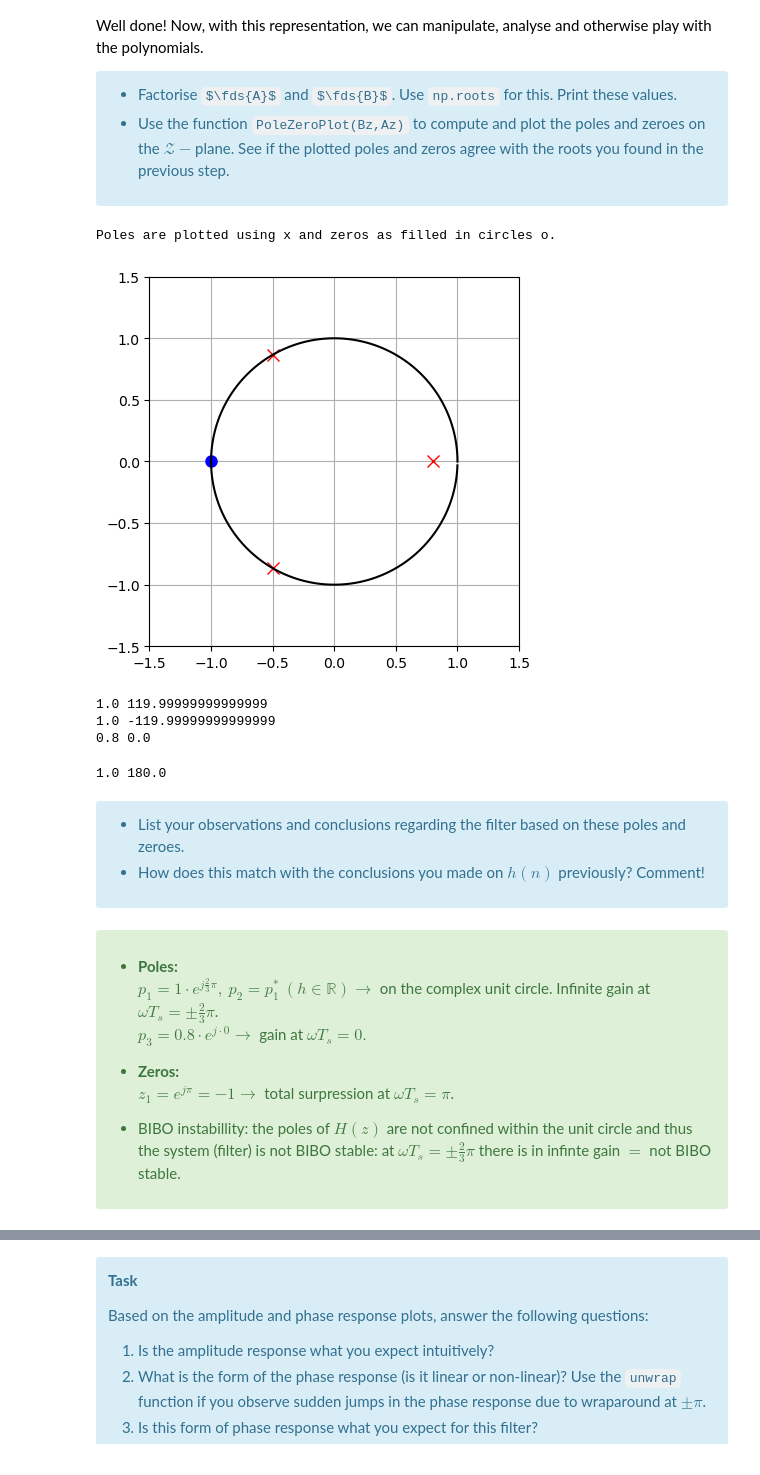
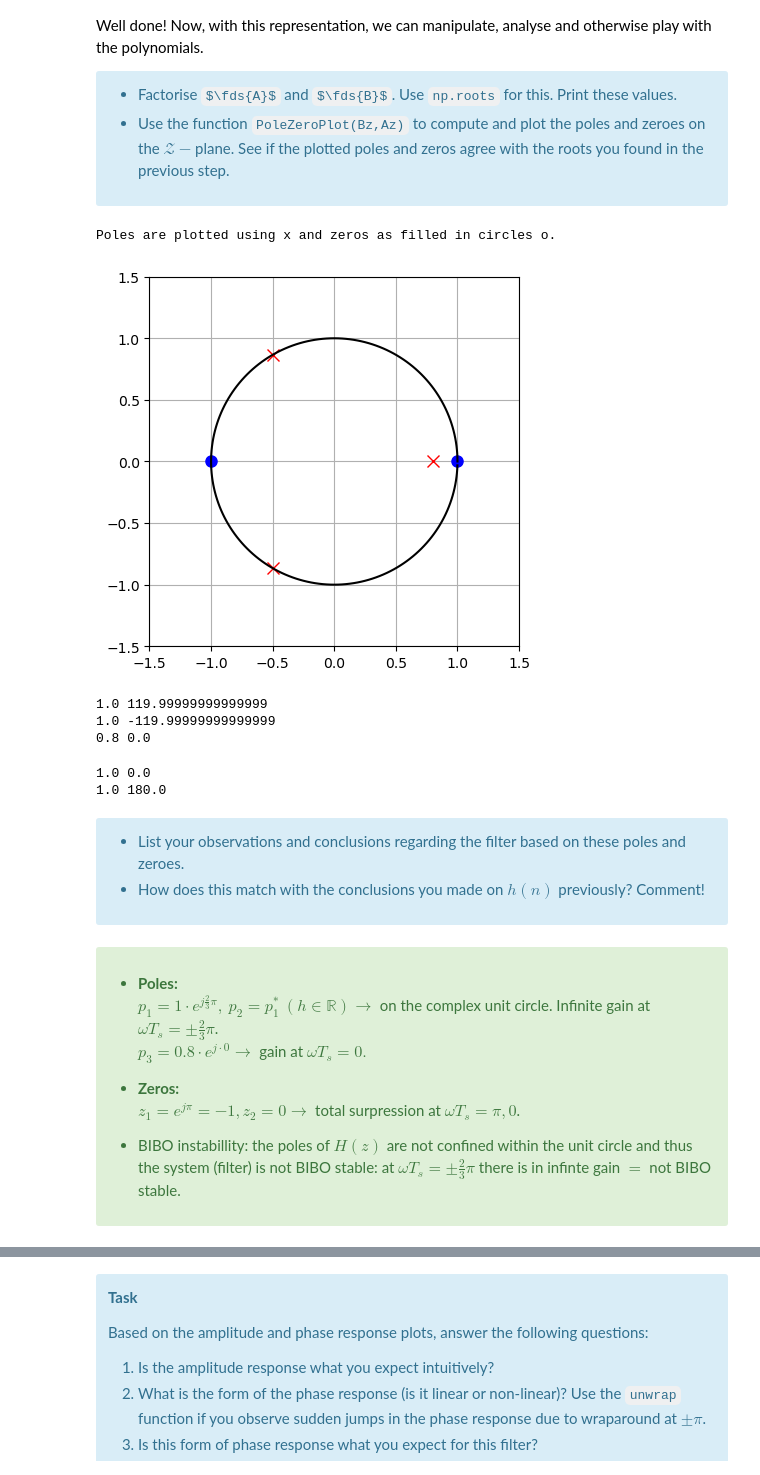
Before and after one commit to mrcocolinho/MSPS-Assignments, a Jupyter notebook: Notebooks/Assignment 3/ex03.ipynb, the cells around one changed output, grey strips where cells are left out. Cells and saved outputs as stored; diff of their text form; code cells hidden in the pictures; some formulas as TeX source.

```diff
--- a/Notebooks/Assignment 3/ex03.ipynb
+++ b/Notebooks/Assignment 3/ex03.ipynb
@@ -178,14 +182,14 @@ Well done! Now, with this representation, we can manipulate, analyse and otherwi
 # %%
 # Write your code for the pole-zero representation here
 Az = [1, 0.2, 0.2, -0.8]
-Bz = [0.5, 0.5]
+Bz = [0.5, 0, -0.5]
 
 
 # Make the pole-zero plot.
 PoleZeroPlot(Bz,Az)
 # %% [output]
 Poles are plotted using x and zeros as filled in circles o.
-[figure, old version]
+[figure, new version]
 # %%
 poles = np.roots(Az)
 zeros = np.roots(Bz)
@@ -201,6 +205,7 @@ for pole in poles:
 for zero in zeros:
     print(np.abs(zero), np.angle(zero, deg = True))
 # %% [output]
+1.0 0.0
 1.0 180.0
 # %% [markdown]
 <div class="alert alert-info">
@@ -216,7 +221,7 @@ for zero in zeros:
     $p_1 = 1\cdot e^{j\frac{2}{3}\pi}, \ p_2 = p_1^{*} \ (h\in\mathbb{R}) \rightarrow$ on the complex unit circle. Infinite gain at $\omega T_s = \pm \frac{2}{3}\pi$. \
     $p_3 = 0.8\cdot e^{j\cdot 0} \rightarrow$ gain at $\omega T_s = 0.$
 - **Zeros:**\
-    $z_1 = e^{j\pi} = -1 \rightarrow$ total surpression at $\omega T_s = \pi$.
+    $z_1 = e^{j\pi} = -1, z_2 = 0 \rightarrow$ total surpression at $\omega T_s = \pi, 0$.
 
 - BIBO instabillity: the poles of $H(z)$ are not confined within the unit circle and thus the system (filter) is not BIBO stable: at $\omega T_s = \pm \frac{2}{3}\pi$ there is in infinte gain $=$ not BIBO stable.
 </div>
```
Also changed, not shown: parts of 15 cells of this notebook.
